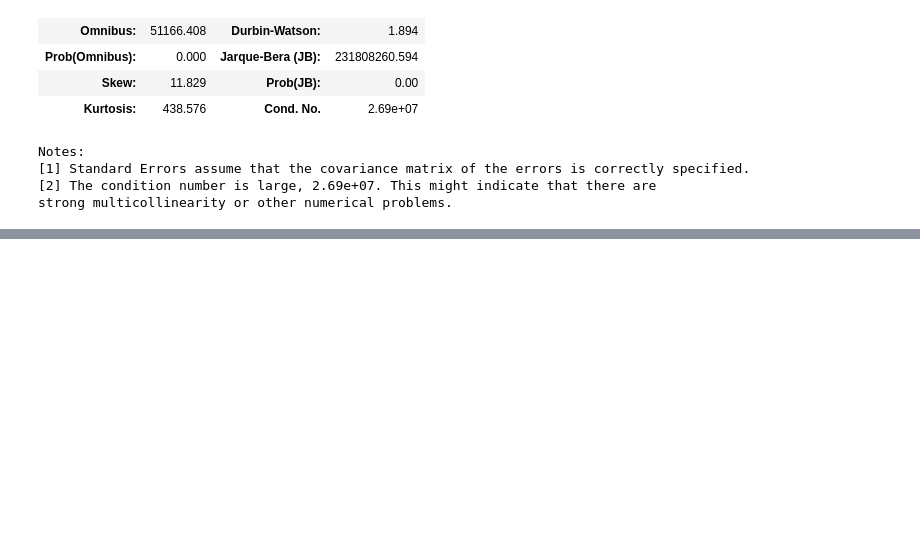
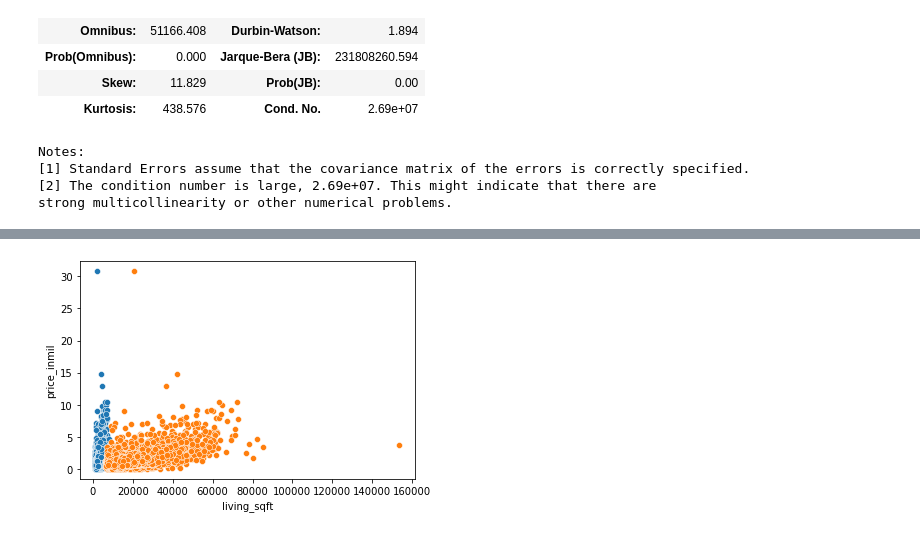
Before and after one commit to AliRampur/Phase-2-Group-Project, a Jupyter notebook: MitchA_EDA_Cleaning.ipynb, the cells around one changed output, grey strips where cells are left out. Cells and saved outputs as stored; diff of their text form; code cells hidden in the pictures; blank space fills up the shorter version.

```diff
--- a/MitchA_EDA_Cleaning.ipynb
+++ b/MitchA_EDA_Cleaning.ipynb
@@ -1263,0 +1670,11 @@ strong multicollinearity or other numerical problems.
+# %%
+df_living['price_inmil'] = df_living['price']/1000000
+# df_living['sqft_inthou'] = df_living['price']/1000000
+
+sns.scatterplot(data = df_living, x = 'living_sqft', y = 'price_inmil')
+sns.scatterplot(data = df_living, x = 'weighted_sqft', y = 'price_inmil')
+ax.set_xlabel("Square feet")
+ax.set_ylabel("Price in Millions")
+ax.set_title("Living and Weighted Living SQFT");
+# %% [output]
+[figure, added]
```
Also changed, not shown: parts of 13 cells of this notebook, 1 other file.
